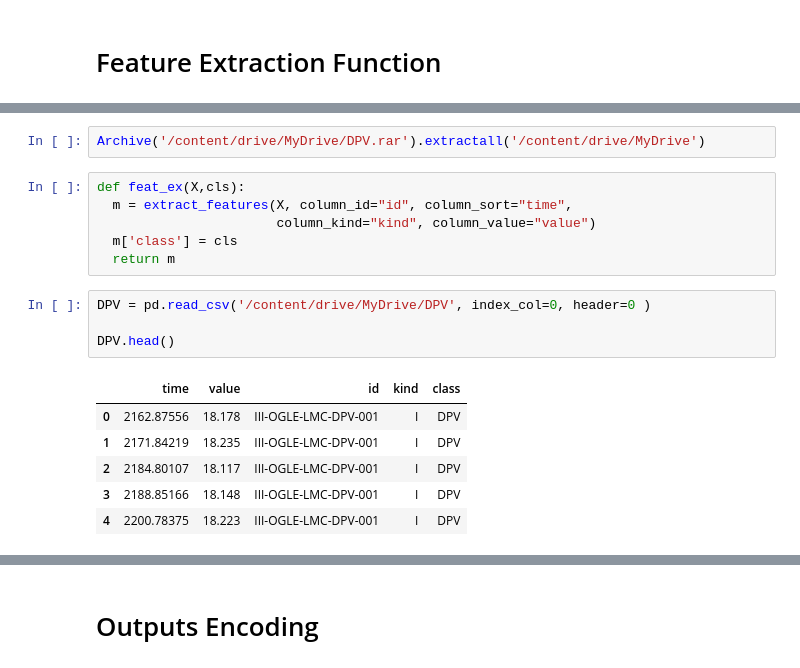
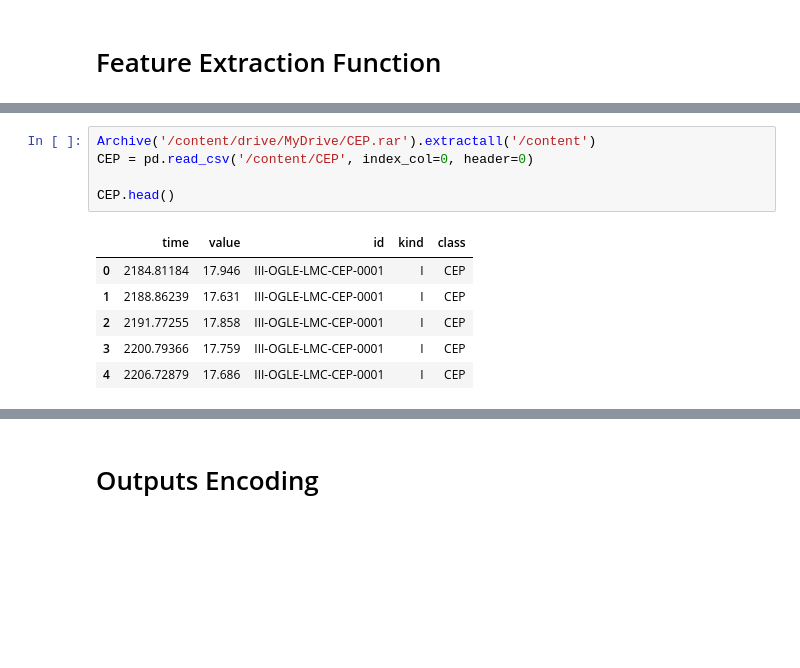
Before and after one commit to Amirosein/Variable-Stars-Classification, a Jupyter notebook: MilkyWay.ipynb, the cells around one changed output, grey strips where cells are left out. Drawn from its saved outputs; the diff is of its cells as text; blank space fills up the shorter version.

```diff
--- a/MilkyWay.ipynb
+++ b/MilkyWay.ipynb
@@ -227,19 +367,12 @@ zipObj.close()
 # %%
-Archive('/content/drive/MyDrive/DPV.rar').extractall('/content/drive/MyDrive')
+Archive('/content/drive/MyDrive/CEP.rar').extractall('/content')
+CEP = pd.read_csv('/content/CEP', index_col=0, header=0)
+
+CEP.head()
+# %% [output]
+|  | time | value | id | kind | class |
+| 0 | 2184.81184 | 17.946 | III-OGLE-LMC-CEP-0001 | I | CEP |
+| 1 | 2188.86239 | 17.631 | III-OGLE-LMC-CEP-0001 | I | CEP |
+| 2 | 2191.77255 | 17.858 | III-OGLE-LMC-CEP-0001 | I | CEP |
+| 3 | 2200.79366 | 17.759 | III-OGLE-LMC-CEP-0001 | I | CEP |
+| 4 | 2206.72879 | 17.686 | III-OGLE-LMC-CEP-0001 | I | CEP |
-# %%
-def feat_ex(X,cls):
-  m = extract_features(X, column_id="id", column_sort="time",
-                       column_kind="kind", column_value="value")
-  m['class'] = cls
-  return m
-# %%
-DPV = pd.read_csv('/content/drive/MyDrive/DPV', index_col=0, header=0 )
-
-DPV.head()
-# %% [output]
-|  | time | value | id | kind | class |
-| 0 | 2162.87556 | 18.178 | III-OGLE-LMC-DPV-001 | I | DPV |
-| 1 | 2171.84219 | 18.235 | III-OGLE-LMC-DPV-001 | I | DPV |
-| 2 | 2184.80107 | 18.117 | III-OGLE-LMC-DPV-001 | I | DPV |
-| 3 | 2188.85166 | 18.148 | III-OGLE-LMC-DPV-001 | I | DPV |
-| 4 | 2200.78375 | 18.223 | III-OGLE-LMC-DPV-001 | I | DPV |
```
Also changed, not shown: parts of 18 cells of this notebook.
